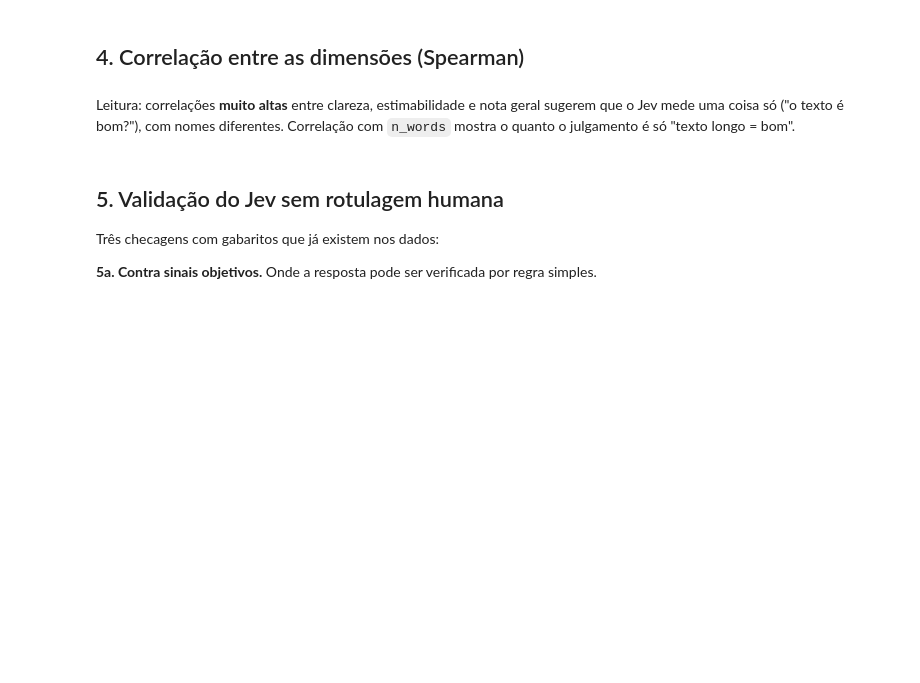
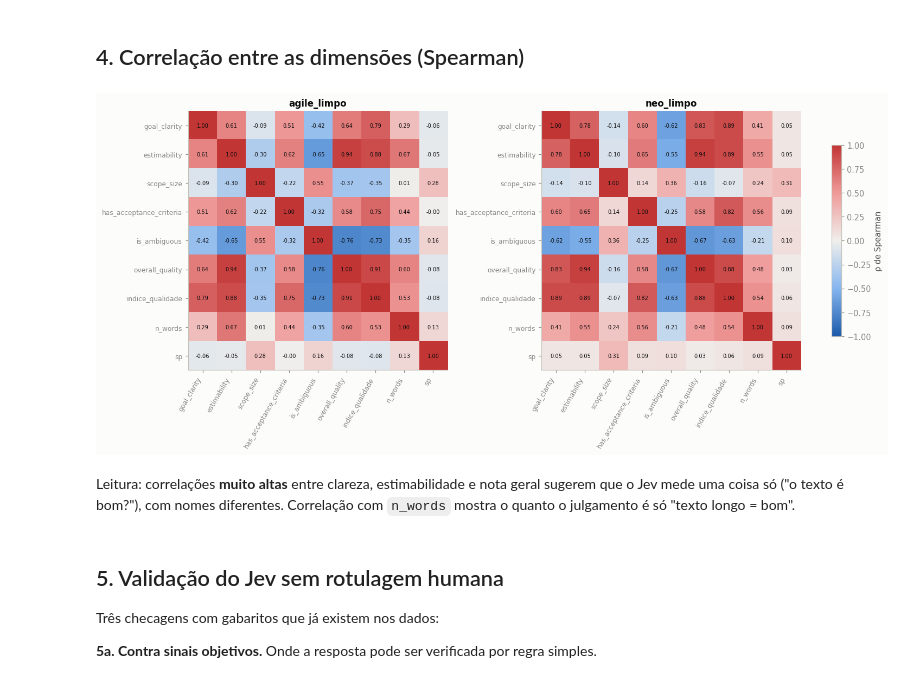
Before and after one commit to anaclaragalvao/Story-Points-Estimation, a Jupyter notebook: repro/analise_jev.ipynb, the cells around one changed output. Cells and saved outputs as stored; diff of their text form; code cells hidden in the pictures; blank space fills up the shorter version.

```diff
--- a/repro/analise_jev.ipynb
+++ b/repro/analise_jev.ipynb
@@ -232,22 +360,29 @@ for ds, g in J.groupby("dataset"):
 # %% [markdown]
 ## 4. Correlação entre as dimensões (Spearman)
 # %%
+SECAO = "4. Correlação entre as dimensões (Spearman)"
 from matplotlib.colors import LinearSegmentedColormap
 DIVERGE = LinearSegmentedColormap.from_list("bluered", ["#1c5cab", "#86b6ef", "#f0efec", "#ef9a99", "#c23535"])
 cols = [c for c in ["goal_clarity", "estimability", "scope_size", "has_acceptance_criteria", "is_ambiguous",
                     "overall_quality", "indice_qualidade", "n_words", "empty_description", "sp"] if c in J]
-fig, axes = plt.subplots(1, len(DATASETS), figsize=(6.2 * len(DATASETS), 5.2))
-for ax, ds in zip(np.atleast_1d(axes), DATASETS):
-    corr = J[J.dataset == ds][cols].corr(method="spearman")
+fig, axes = plt.subplots(1, len(DATASETS), figsize=(6.6 * len(DATASETS), 6), constrained_layout=True)
+for k, (ax, ds) in enumerate(zip(np.atleast_1d(axes), DATASETS)):
+    sub = J[J.dataset == ds][cols]
+    sub = sub.loc[:, sub.nunique() > 1]                 # coluna constante não tem correlação
+    corr = sub.corr(method="spearman")
     im = ax.imshow(corr, cmap=DIVERGE, vmin=-1, vmax=1)
-    ax.set_xticks(range(len(cols))); ax.set_xticklabels(cols, rotation=60, ha="right", fontsize=8)
-    ax.set_yticks(range(len(cols))); ax.set_yticklabels(cols, fontsize=8); ax.grid(False)
-    for a in range(len(cols)):
-        for b in range(len(cols)):
+    names = list(corr.columns)
+    ax.set_xticks(range(len(names))); ax.set_xticklabels(names, rotation=60, ha="right", fontsize=8)
+    ax.set_yticks(range(len(names))); ax.set_yticklabels(names, fontsize=8); ax.grid(False)
+    for a in range(len(names)):
+        for b in range(len(names)):
             ax.text(b, a, f"{corr.iloc[a, b]:.2f}", ha="center", va="center", fontsize=6.5, color=COR["ink"])
     ax.set_title(ds)
-fig.colorbar(im, ax=axes, shrink=0.75, label="ρ de Spearman")
+    registrar(f"correlação {ds}", corr.round(3))
+fig.colorbar(im, ax=axes, shrink=0.7, label="ρ de Spearman")
 plt.show()
+# %% [output]
+[figure, added]
 # %% [markdown]
 Leitura: correlações **muito altas** entre clareza, estimabilidade e nota geral sugerem que o Jev mede uma
 coisa só ("o texto é bom?"), com nomes diferentes. Correlação com `n_words` mostra o quanto o julgamento
```
Also changed, not shown: parts of 29 cells of this notebook, 59 other files.
